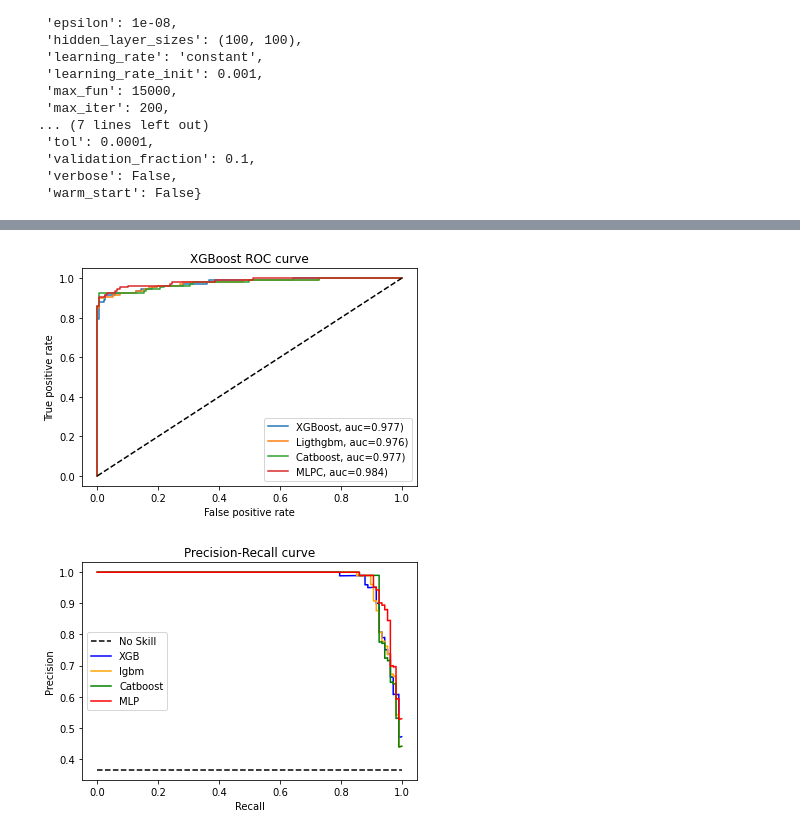
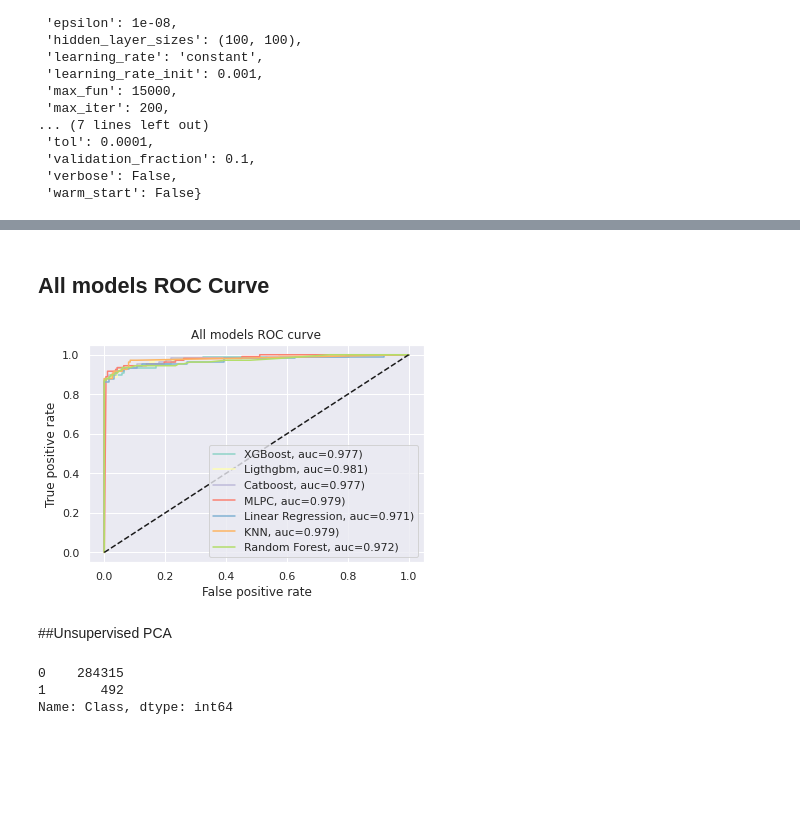
Before and after one commit to Ki-Geek/Credit_Card_fraud_ML, a Jupyter notebook: Fraud_detection.ipynb, the cells around one changed output, grey strips where cells are left out. Drawn from its saved outputs; the diff is of its cells as text; code cells hidden in the pictures; blank space fills up the shorter version.

```diff
--- a/Fraud_detection.ipynb
+++ b/Fraud_detection.ipynb
@@ -621,0 +774,3 @@ plt.show()
+# %%
+knn = model_knn.fit(X_train, y_train)
+y_pred_knn = model_knn.predict(X_test)
@@ -621,0 +787,6 @@ plt.show()
+# %%
+#AUC
+y_pred_knn_proba = model_knn.predict_proba(X_test)[::,1]
+fpr_knn, tpr_knn, _ = metrics.roc_curve(y_test,  y_pred_knn_proba)
+auc_knn = metrics.roc_auc_score(y_test, y_pred_knn_proba)
+print("AUC KNN :", auc_knn)
@@ -621,0 +807,3 @@ plt.show()
+# %%
+rf = model_rf.fit(X_train, y_train)
+y_pred_rf = model_rf.predict(X_test)
@@ -621,0 +820,6 @@ plt.show()
+# %%
+#AUC
+y_pred_rf_proba = model_rf.predict_proba(X_test)[::,1]
+fpr_rf, tpr_rf, _ = metrics.roc_curve(y_test,  y_pred_rf_proba)
+auc_rf = metrics.roc_auc_score(y_test, y_pred_rf_proba)
+print("AUC Random Forest :", auc_rf)
@@ -622,30 +851,21 @@ plt.show()
+# %% [markdown]
+## All models ROC Curve
 # %%
 plt.plot(fpr_xgb,tpr_xgb,label="XGBoost, auc={:.3f})".format(auc_xgb))
 plt.plot(fpr_lgbm,tpr_lgbm,label="Ligthgbm, auc={:.3f})".format(auc_lgbm))
 plt.plot(fpr_cat,tpr_cat,label="Catboost, auc={:.3f})".format(auc_xgb))
 plt.plot(fpr_mlp,tpr_mlp,label="MLPC, auc={:.3f})".format(auc_mlp))
+plt.plot(fpr_lr,tpr_lr,label="Linear Regression, auc={:.3f})".format(auc_lr))
+plt.plot(fpr_knn,tpr_knn,label="KNN, auc={:.3f})".format(auc_knn))
+plt.plot(fpr_rf,tpr_rf,label="Random Forest, auc={:.3f})".format(auc_rf))
+
 plt.plot([0, 1], [0, 1], 'k--')
 plt.xlabel('False positive rate')
 plt.ylabel('True positive rate')
-plt.title('XGBoost ROC curve')
+plt.title('All models ROC curve')
 plt.legend(loc=4)
 plt.show()
 # %% [output]
-[figure, old version]
+[figure, new version]
-# %%
-xgb_precision, xgb_recall, _ = precision_recall_curve(y_test, y_pred_xgb_proba)
-lgbm_precision, lgbm_recall, _ = precision_recall_curve(y_test, y_pred_lgbm_proba)
-cat_precision, cat_recall, _ = precision_recall_curve(y_test, y_pred_cat_proba)
-no_skill = len(y_test[y_test==1]) / len(y_test)
-plt.plot([0, 1], [no_skill, no_skill], linestyle='--', color='black', label='No Skill')
-plt.plot(xgb_recall, xgb_precision, color='blue', label='XGB')
-plt.plot(lgbm_recall, lgbm_precision, color='orange', label='lgbm')
-plt.plot(cat_recall, cat_precision, color='green', label='Catboost')
-plt.plot(mlp_recall, mlp_precision, color='red', label='MLP')
-plt.xlabel('Recall')
-plt.ylabel('Precision')
-plt.title('Precision-Recall curve')
-plt.legend()
-plt.show()
-# %% [output]
-[figure, removed]
+# %% [markdown]
+##Unsupervised PCA
@@ -651,0 +874,6 @@ plt.show()
+# %%
+df['Class'].value_counts()
+# %% [output]
+0    284315
+1       492
+Name: Class, dtype: int64
```
Also changed, not shown: parts of 71 cells of this notebook.
